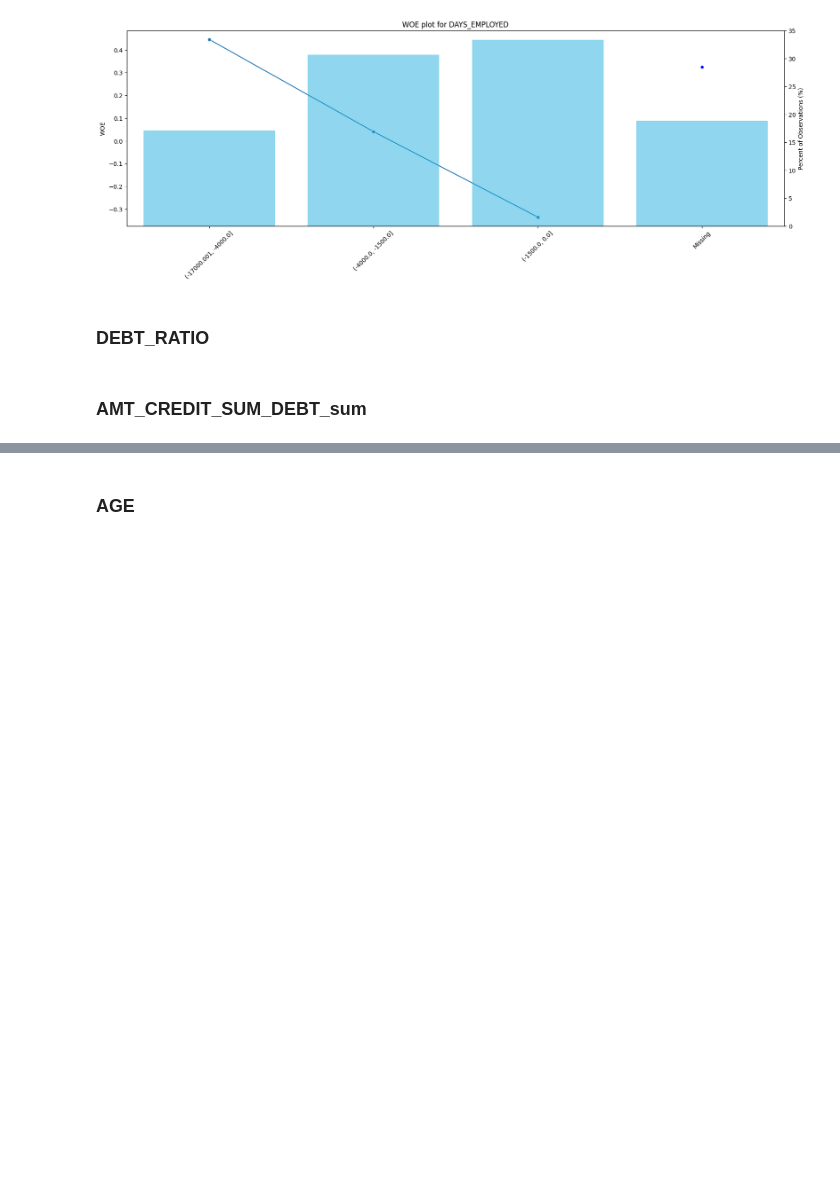
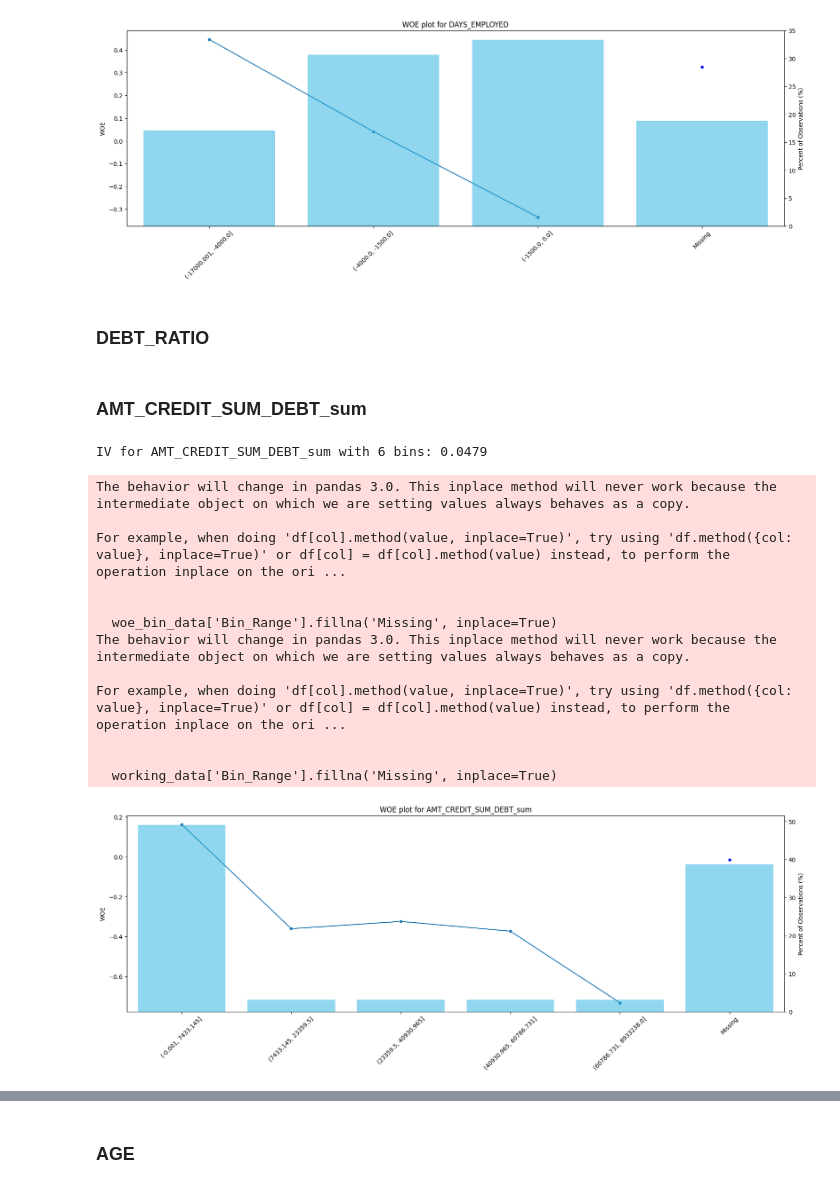
Before and after one commit to JohnErnestTan/Financial-Analytics-for-Elderly-care-Support-Loan-IS453, a Jupyter notebook: new_woe_iv_analysis.ipynb, the cells around one changed output, grey strips where cells are left out. Cells and saved outputs as stored; diff of their text form; code cells hidden in the pictures; blank space fills up the shorter version.

```diff
--- a/new_woe_iv_analysis.ipynb
+++ b/new_woe_iv_analysis.ipynb
@@ -192,3 +192,26 @@ IV for DAYS_EMPLOYED with 4 bins: 0.0894
 ### DEBT_RATIO
 # %% [markdown]
 ### AMT_CREDIT_SUM_DEBT_sum
+# %%
+# test the function - create a copy first
+variable = 'AMT_CREDIT_SUM_DEBT_sum'
+woe_bin_data = df.loc[:,(variable, 'TARGET')].copy()
+woe_bin_data['Bin_Range'] = pd.qcut(df[variable], q=20, duplicates="drop")
+woe_bin_data['Bin_Range'] = woe_bin_data['Bin_Range'].astype('object')
+woe_bin_data['Bin_Range'].fillna('Missing', inplace=True)
+woe_iv_plot(woe_bin_data, variable)
+# %% [output]
+IV for AMT_CREDIT_SUM_DEBT_sum with 6 bins: 0.0479
+The behavior will change in pandas 3.0. This inplace method will never work because the intermediate object on which we are setting values always behaves as a copy.
+
+For example, when doing 'df[col].method(value, inplace=True)', try using 'df.method({col: value}, inplace=True)' or df[col] = df[col].method(value) instead, to perform the operation inplace on the ori ...
+
+
+  woe_bin_data['Bin_Range'].fillna('Missing', inplace=True)
+The behavior will change in pandas 3.0. This inplace method will never work because the intermediate object on which we are setting values always behaves as a copy.
+
+For example, when doing 'df[col].method(value, inplace=True)', try using 'df.method({col: value}, inplace=True)' or df[col] = df[col].method(value) instead, to perform the operation inplace on the ori ...
+
+
+  working_data['Bin_Range'].fillna('Missing', inplace=True)
+[figure, added]
```
Also changed, not shown: parts of 5 cells of this notebook.
